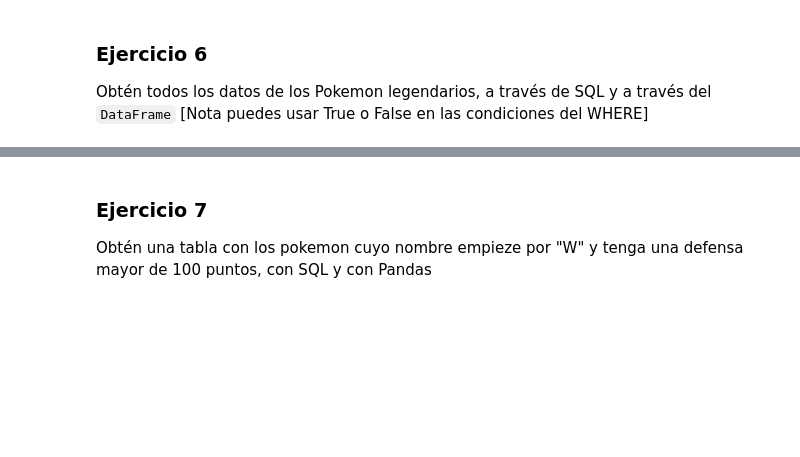
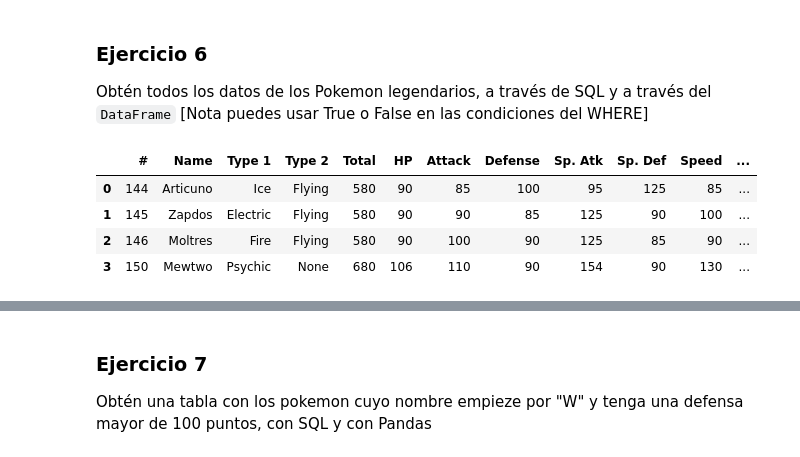
Before and after one commit to Nick-Brown-Git/ONLINE_DS_THEBRIDGE_repo_nicholas_brown, a Jupyter notebook: 03_Data_Analysis/Sprint_06/Unidad_01_Procesado_Datos_Internos_BBDD/02_Ejercicios_Workout/12_Ejercicio_Consultas_SQL.ipynb, the cells around one changed output, grey strips where cells are left out. Saved outputs shown, nothing was run; the diff lists cells and outputs as text; code cells hidden in the pictures; blank space fills up the shorter version.

```diff
--- a/03_Data_Analysis/Sprint_06/Unidad_01_Procesado_Datos_Internos_BBDD/02_Ejercicios_Workout/12_Ejercicio_Consultas_SQL.ipynb
+++ b/03_Data_Analysis/Sprint_06/Unidad_01_Procesado_Datos_Internos_BBDD/02_Ejercicios_Workout/12_Ejercicio_Consultas_SQL.ipynb
@@ -199,2 +284,16 @@ Obtén todos los datos de los Pokemon legendarios, a través de SQL y a través
+# %%
+# SQL
+query = '''
+SELECT *
+from pokemon
+WHERE Legendary = True
+'''
+sql_query(query)
+# %% [output]
+|  | # | Name | Type 1 | Type 2 | Total | HP | Attack | Defense | Sp. Atk | Sp. Def | Speed | ... |
+| 0 | 144 | Articuno | Ice | Flying | 580 | 90 | 85 | 100 | 95 | 125 | 85 | ... |
+| 1 | 145 | Zapdos | Electric | Flying | 580 | 90 | 90 | 85 | 125 | 90 | 100 | ... |
+| 2 | 146 | Moltres | Fire | Flying | 580 | 90 | 100 | 90 | 125 | 85 | 90 | ... |
+| 3 | 150 | Mewtwo | Psychic | None | 680 | 106 | 110 | 90 | 154 | 90 | 130 | ... |
 # %%
 # Pandas
```
Also changed, not shown: parts of 30 cells of this notebook.
